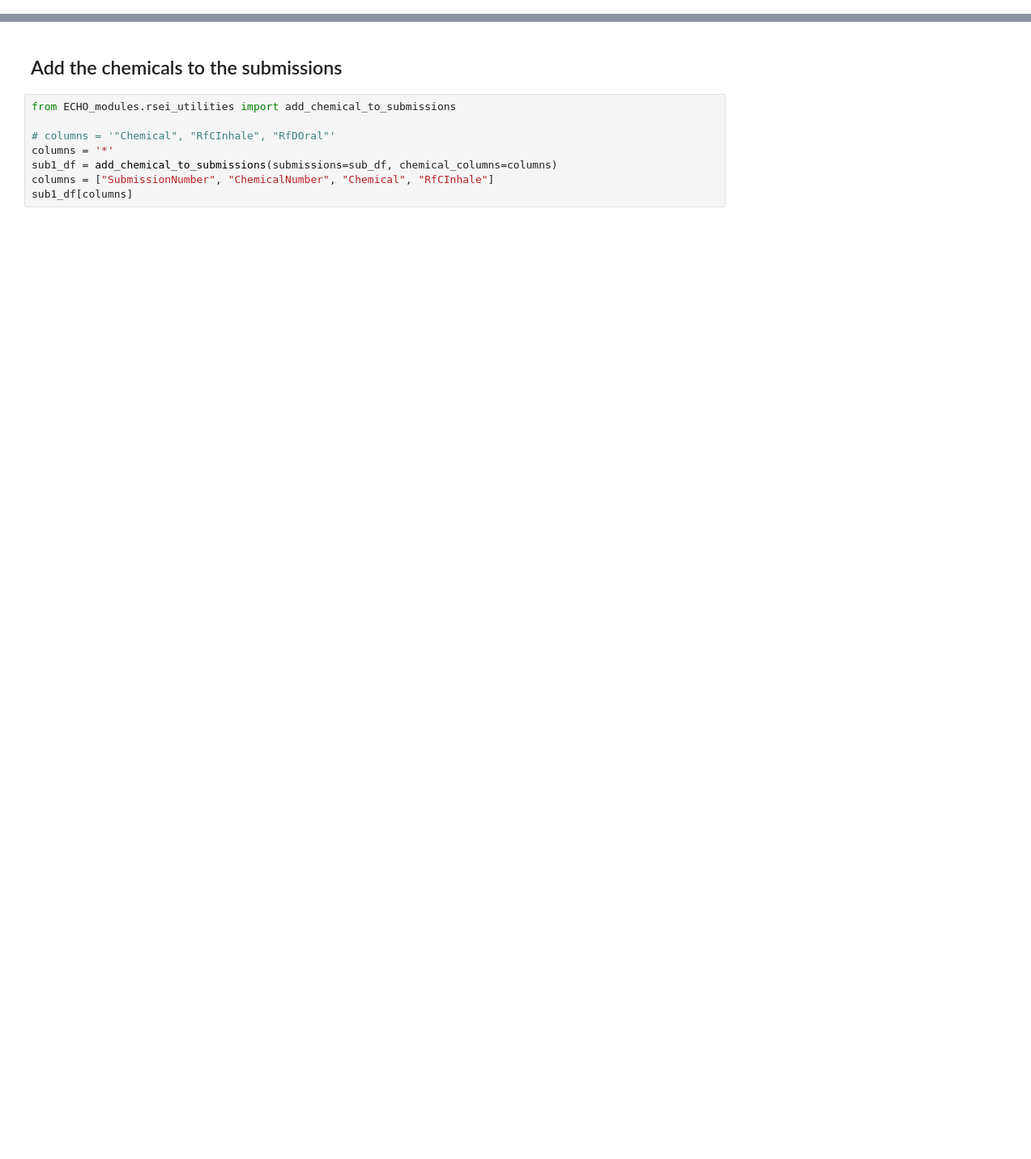
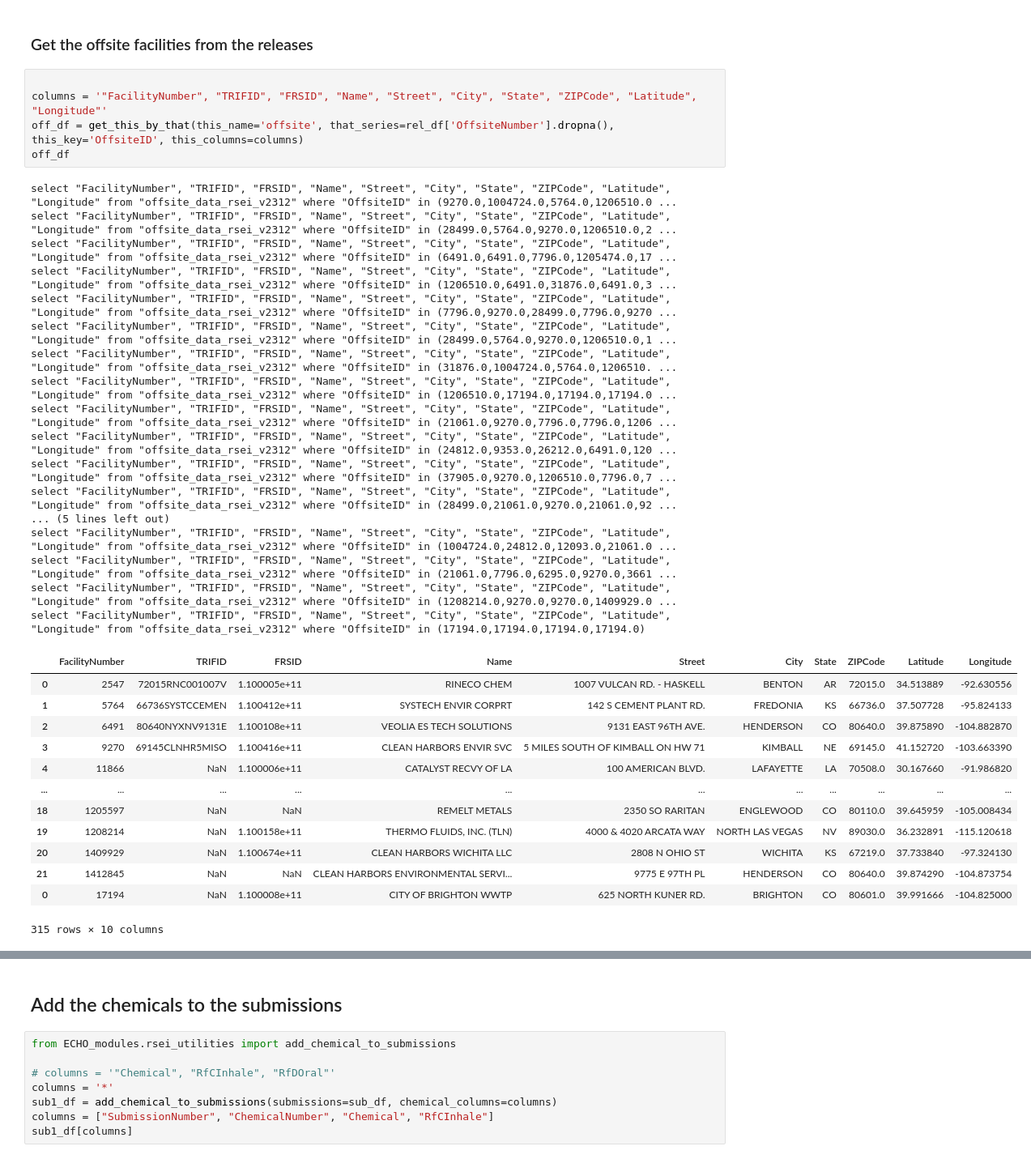
Before and after one commit to edgi-govdata-archiving/RSEI, a Jupyter notebook: RSEI.ipynb, the cells around one changed output, grey strips where cells are left out. Shown: that part at 81% size. Cells and saved outputs as stored; diff of their text form; blank space fills up the shorter version.

```diff
--- a/RSEI.ipynb
+++ b/RSEI.ipynb
@@ -70,0 +235,38 @@ sub_df
+# %% [markdown]
+### Get the offsite facilities from the releases
+# %%
+
+columns = '"FacilityNumber", "TRIFID", "FRSID", "Name", "Street", "City", "State", "ZIPCode", "Latitude", "Longitude"'
+off_df = get_this_by_that(this_name='offsite', that_series=rel_df['OffsiteNumber'].dropna(), this_key='OffsiteID', this_columns=columns)
+off_df
+# %% [output]
+select "FacilityNumber", "TRIFID", "FRSID", "Name", "Street", "City", "State", "ZIPCode", "Latitude", "Longitude" from "offsite_data_rsei_v2312" where "OffsiteID" in (9270.0,1004724.0,5764.0,1206510.0 ...
+select "FacilityNumber", "TRIFID", "FRSID", "Name", "Street", "City", "State", "ZIPCode", "Latitude", "Longitude" from "offsite_data_rsei_v2312" where "OffsiteID" in (28499.0,5764.0,9270.0,1206510.0,2 ...
+select "FacilityNumber", "TRIFID", "FRSID", "Name", "Street", "City", "State", "ZIPCode", "Latitude", "Longitude" from "offsite_data_rsei_v2312" where "OffsiteID" in (6491.0,6491.0,7796.0,1205474.0,17 ...
+select "FacilityNumber", "TRIFID", "FRSID", "Name", "Street", "City", "State", "ZIPCode", "Latitude", "Longitude" from "offsite_data_rsei_v2312" where "OffsiteID" in (1206510.0,6491.0,31876.0,6491.0,3 ...
+select "FacilityNumber", "TRIFID", "FRSID", "Name", "Street", "City", "State", "ZIPCode", "Latitude", "Longitude" from "offsite_data_rsei_v2312" where "OffsiteID" in (7796.0,9270.0,28499.0,7796.0,9270 ...
+select "FacilityNumber", "TRIFID", "FRSID", "Name", "Street", "City", "State", "ZIPCode", "Latitude", "Longitude" from "offsite_data_rsei_v2312" where "OffsiteID" in (28499.0,5764.0,9270.0,1206510.0,1 ...
+select "FacilityNumber", "TRIFID", "FRSID", "Name", "Street", "City", "State", "ZIPCode", "Latitude", "Longitude" from "offsite_data_rsei_v2312" where "OffsiteID" in (31876.0,1004724.0,5764.0,1206510. ...
+select "FacilityNumber", "TRIFID", "FRSID", "Name", "Street", "City", "State", "ZIPCode", "Latitude", "Longitude" from "offsite_data_rsei_v2312" where "OffsiteID" in (1206510.0,17194.0,17194.0,17194.0 ...
+select "FacilityNumber", "TRIFID", "FRSID", "Name", "Street", "City", "State", "ZIPCode", "Latitude", "Longitude" from "offsite_data_rsei_v2312" where "OffsiteID" in (21061.0,9270.0,7796.0,7796.0,1206 ...
+select "FacilityNumber", "TRIFID", "FRSID", "Name", "Street", "City", "State", "ZIPCode", "Latitude", "Longitude" from "offsite_data_rsei_v2312" where "OffsiteID" in (24812.0,9353.0,26212.0,6491.0,120 ...
+select "FacilityNumber", "TRIFID", "FRSID", "Name", "Street", "City", "State", "ZIPCode", "Latitude", "Longitude" from "offsite_data_rsei_v2312" where "OffsiteID" in (37905.0,9270.0,1206510.0,7796.0,7 ...
+select "FacilityNumber", "TRIFID", "FRSID", "Name", "Street", "City", "State", "ZIPCode", "Latitude", "Longitude" from "offsite_data_rsei_v2312" where "OffsiteID" in (28499.0,21061.0,9270.0,21061.0,92 ...
+... (5 lines left out)
+select "FacilityNumber", "TRIFID", "FRSID", "Name", "Street", "City", "State", "ZIPCode", "Latitude", "Longitude" from "offsite_data_rsei_v2312" where "OffsiteID" in (1004724.0,24812.0,12093.0,21061.0 ...
+select "FacilityNumber", "TRIFID", "FRSID", "Name", "Street", "City", "State", "ZIPCode", "Latitude", "Longitude" from "offsite_data_rsei_v2312" where "OffsiteID" in (21061.0,7796.0,6295.0,9270.0,3661 ...
+select "FacilityNumber", "TRIFID", "FRSID", "Name", "Street", "City", "State", "ZIPCode", "Latitude", "Longitude" from "offsite_data_rsei_v2312" where "OffsiteID" in (1208214.0,9270.0,9270.0,1409929.0 ...
+select "FacilityNumber", "TRIFID", "FRSID", "Name", "Street", "City", "State", "ZIPCode", "Latitude", "Longitude" from "offsite_data_rsei_v2312" where "OffsiteID" in (17194.0,17194.0,17194.0,17194.0)
+|  | FacilityNumber | TRIFID | FRSID | Name | Street | City | State | ZIPCode | Latitude | Longitude |
+| 0 | 2547 | 72015RNC001007V | 1.100005e+11 | RINECO CHEM | 1007 VULCAN RD. - HASKELL | BENTON | AR | 72015.0 | 34.513889 | -92.630556 |
+| 1 | 5764 | 66736SYSTCCEMEN | 1.100412e+11 | SYSTECH ENVIR CORPRT | 142 S CEMENT PLANT RD. | FREDONIA | KS | 66736.0 | 37.507728 | -95.824133 |
+| 2 | 6491 | 80640NYXNV9131E | 1.100108e+11 | VEOLIA ES TECH SOLUTIONS | 9131 EAST 96TH AVE. | HENDERSON | CO | 80640.0 | 39.875890 | -104.882870 |
+| 3 | 9270 | 69145CLNHR5MISO | 1.100416e+11 | CLEAN HARBORS ENVIR SVC | 5 MILES SOUTH OF KIMBALL ON HW 71 | KIMBALL | NE | 69145.0 | 41.152720 | -103.663390 |
+| 4 | 11866 | NaN | 1.100006e+11 | CATALYST RECVY OF LA | 100 AMERICAN BLVD. | LAFAYETTE | LA | 70508.0 | 30.167660 | -91.986820 |
+| ... | ... | ... | ... | ... | ... | ... | ... | ... | ... | ... |
+| 18 | 1205597 | NaN | NaN | REMELT METALS | 2350 SO RARITAN | ENGLEWOOD | CO | 80110.0 | 39.645959 | -105.008434 |
+| 19 | 1208214 | NaN | 1.100158e+11 | THERMO FLUIDS, INC. (TLN) | 4000 & 4020 ARCATA WAY | NORTH LAS VEGAS | NV | 89030.0 | 36.232891 | -115.120618 |
+| 20 | 1409929 | NaN | 1.100674e+11 | CLEAN HARBORS WICHITA LLC | 2808 N OHIO ST | WICHITA | KS | 67219.0 | 37.733840 | -97.324130 |
+| 21 | 1412845 | NaN | NaN | CLEAN HARBORS ENVIRONMENTAL SERVI... | 9775 E 97TH PL | HENDERSON | CO | 80640.0 | 39.874290 | -104.873754 |
+| 0 | 17194 | NaN | 1.100008e+11 | CITY OF BRIGHTON WWTP | 625 NORTH KUNER RD. | BRIGHTON | CO | 80601.0 | 39.991666 | -104.825000 |
+315 rows × 10 columns
```
Also changed, not shown: parts of 37 cells of this notebook.
